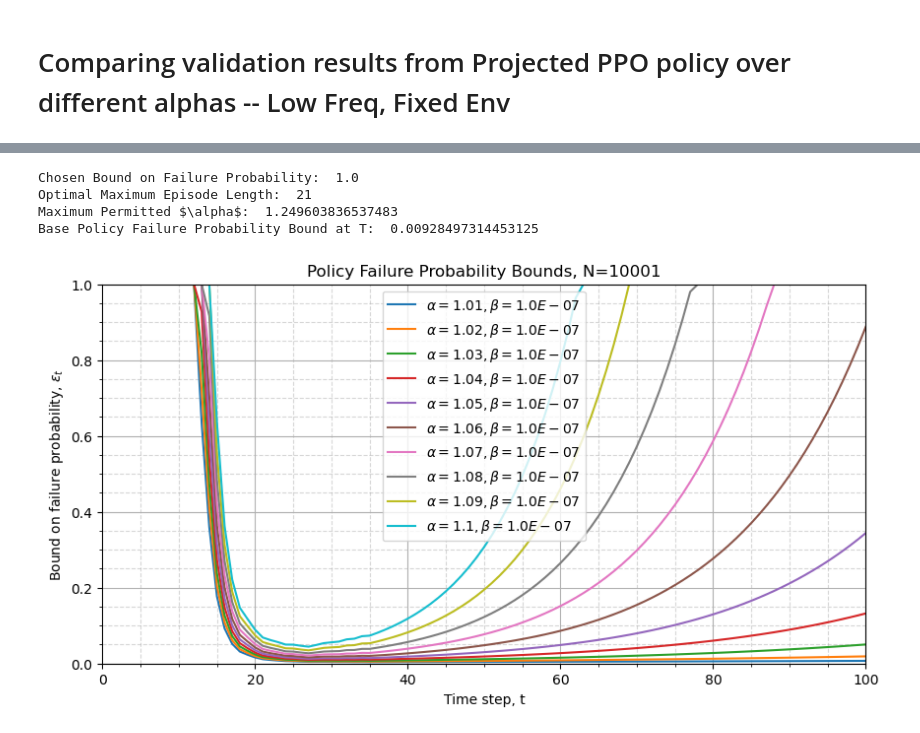
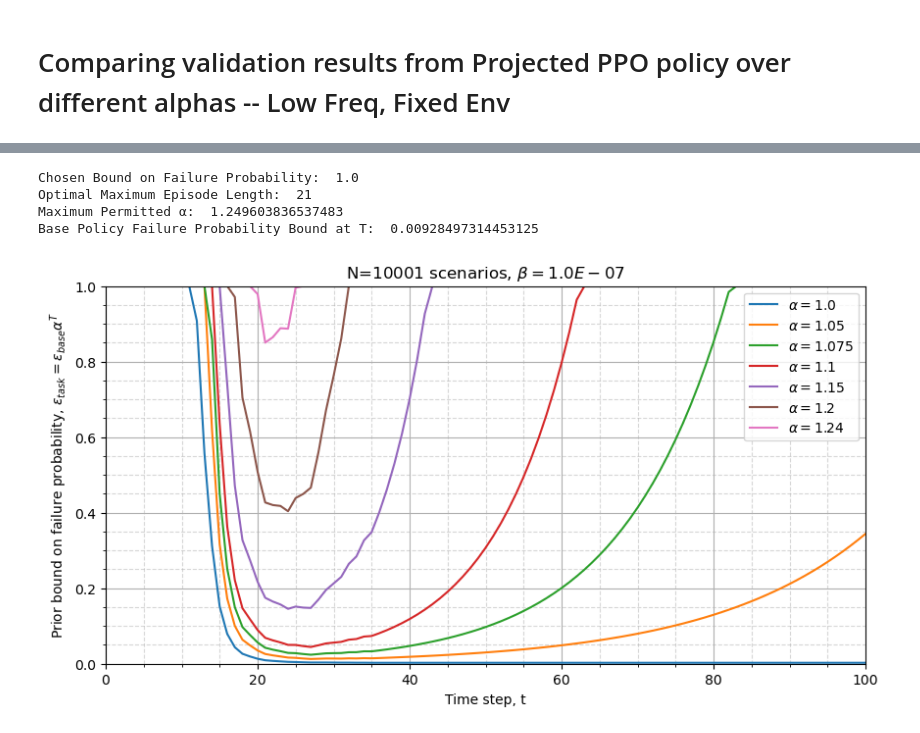
Before and after one commit to JacquesCloete/sport, a Jupyter notebook: notebooks/envs/comparing_validation_over_alphas_low_freq_fixed_env.ipynb, the cells around one changed output, grey strips where cells are left out. Saved outputs shown, nothing was run; the diff lists cells and outputs as text; code cells hidden in the pictures.

```diff
--- a/notebooks/envs/comparing_validation_over_alphas_low_freq_fixed_env.ipynb
+++ b/notebooks/envs/comparing_validation_over_alphas_low_freq_fixed_env.ipynb
@@ -42,21 +43,23 @@ T, max_alpha = get_optimal_max_episode_length(alpha_base_db, bound, conf, cutoff
 epsilon = alpha_base_db.get_selected_epsilons(T, conf)
 print("Chosen Bound on Failure Probability: ", bound)
 print("Optimal Maximum Episode Length: ", T)
-print(r"Maximum Permitted $\alpha$: ", max_alpha)
+print("Maximum Permitted \u03B1: ", max_alpha)
 print("Base Policy Failure Probability Bound at T: ", epsilon)
 # %% [output]
 Chosen Bound on Failure Probability:  1.0
 Optimal Maximum Episode Length:  21
-Maximum Permitted $\alpha$:  1.249603836537483
+Maximum Permitted α:  1.249603836537483
 Base Policy Failure Probability Bound at T:  0.00928497314453125
-# %%
-fig, ax = alpha_base_db.plot_epsilons(
-    plot_empirical=False,
-    confs=[conf],
-    alphas=[1.01, 1.02, 1.03, 1.04, 1.05, 1.06, 1.07, 1.08, 1.09, 1.1],
-)
-# %% [output]
-[figure, removed]
+# %%
+alphas = [1.0, 1.05, 1.075, 1.1, 1.15, 1.2, 1.24]
+fig, ax = alpha_base_db.plot_epsilons(
+    plot_empirical=False,
+    confs=[conf],
+    alphas=alphas,
+)
+plt.savefig("failure_probs_over_episode_length.svg")
+# %% [output]
+[figure, added]
 # %%
 alphas = [1.0, 1.05, 1.1, 1.2, 1.35, 1.5, 2.0, 3.0, 5.0, 10.0, 20, 50.0, 100.0]
 for alpha in alphas:
```
Also changed, not shown: parts of 7 cells of this notebook, 15 other files.
